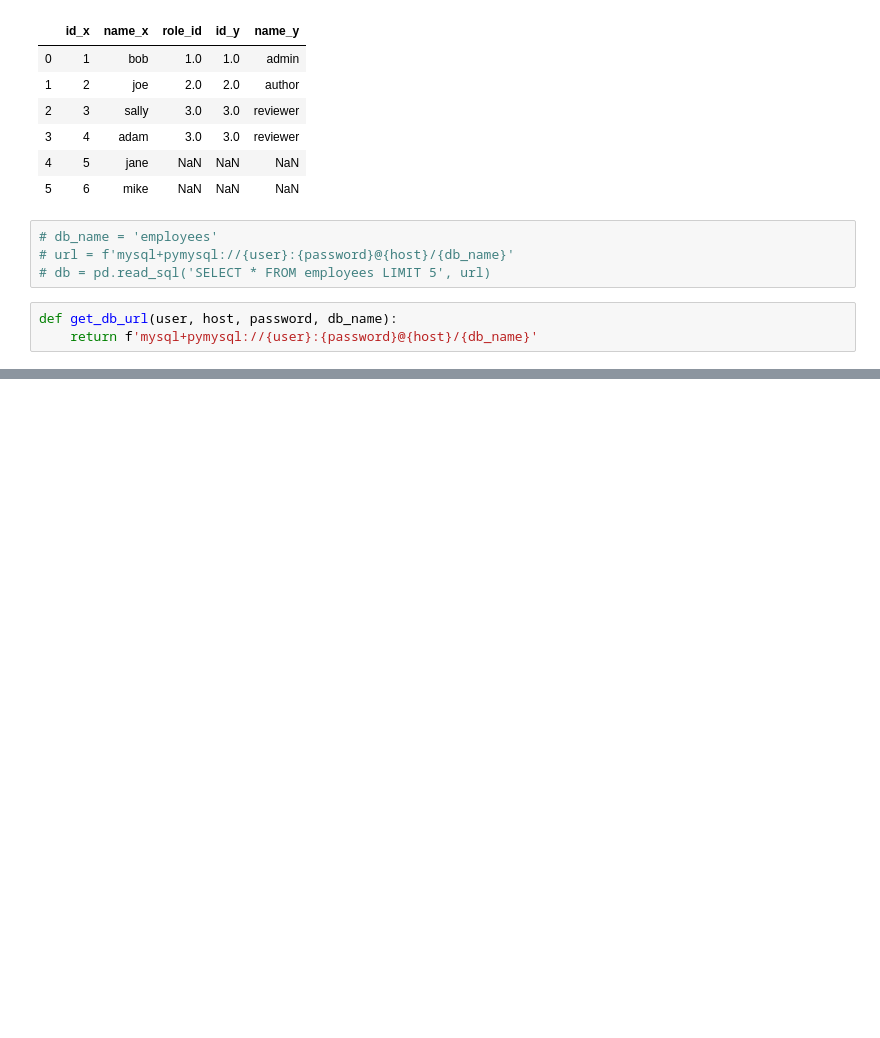
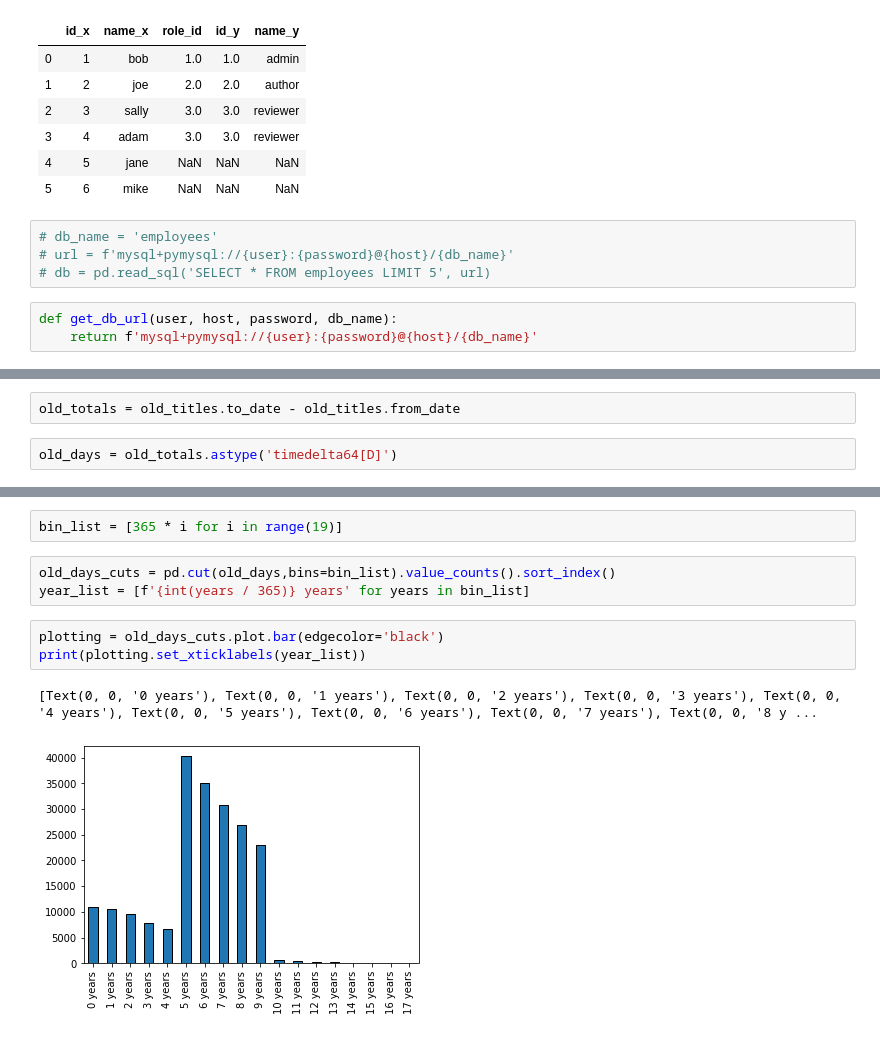
Before and after one commit to CameronGTaylor/python-exercises, a Jupyter notebook: 4.8.4.4_advanced_dataframes.ipynb, the cells around one changed output, grey strips where cells are left out. Cells and saved outputs as stored; diff of their text form; blank space fills up the shorter version.

```diff
--- a/4.8.4.4_advanced_dataframes.ipynb
+++ b/4.8.4.4_advanced_dataframes.ipynb
@@ -97,0 +118,4 @@ array(['Senior Engineer', 'Staff', 'Engineer', 'Senior Staff',
+# %%
+old_totals = old_titles.to_date - old_titles.from_date
+# %%
+old_days = old_totals.astype('timedelta64[D]')
@@ -97,0 +152,11 @@ array(['Senior Engineer', 'Staff', 'Engineer', 'Senior Staff',
+# %%
+bin_list = [365 * i for i in range(19)]
+# %%
+old_days_cuts = pd.cut(old_days,bins=bin_list).value_counts().sort_index()
+year_list = [f'{int(years / 365)} years' for years in bin_list]
+# %%
+plotting = old_days_cuts.plot.bar(edgecolor='black')
+print(plotting.set_xticklabels(year_list))
+# %% [output]
+[Text(0, 0, '0 years'), Text(0, 0, '1 years'), Text(0, 0, '2 years'), Text(0, 0, '3 years'), Text(0, 0, '4 years'), Text(0, 0, '5 years'), Text(0, 0, '6 years'), Text(0, 0, '7 years'), Text(0, 0, '8 y ...
+[figure, added]
```
Also changed, not shown: parts of 23 cells of this notebook, 1 other file.
